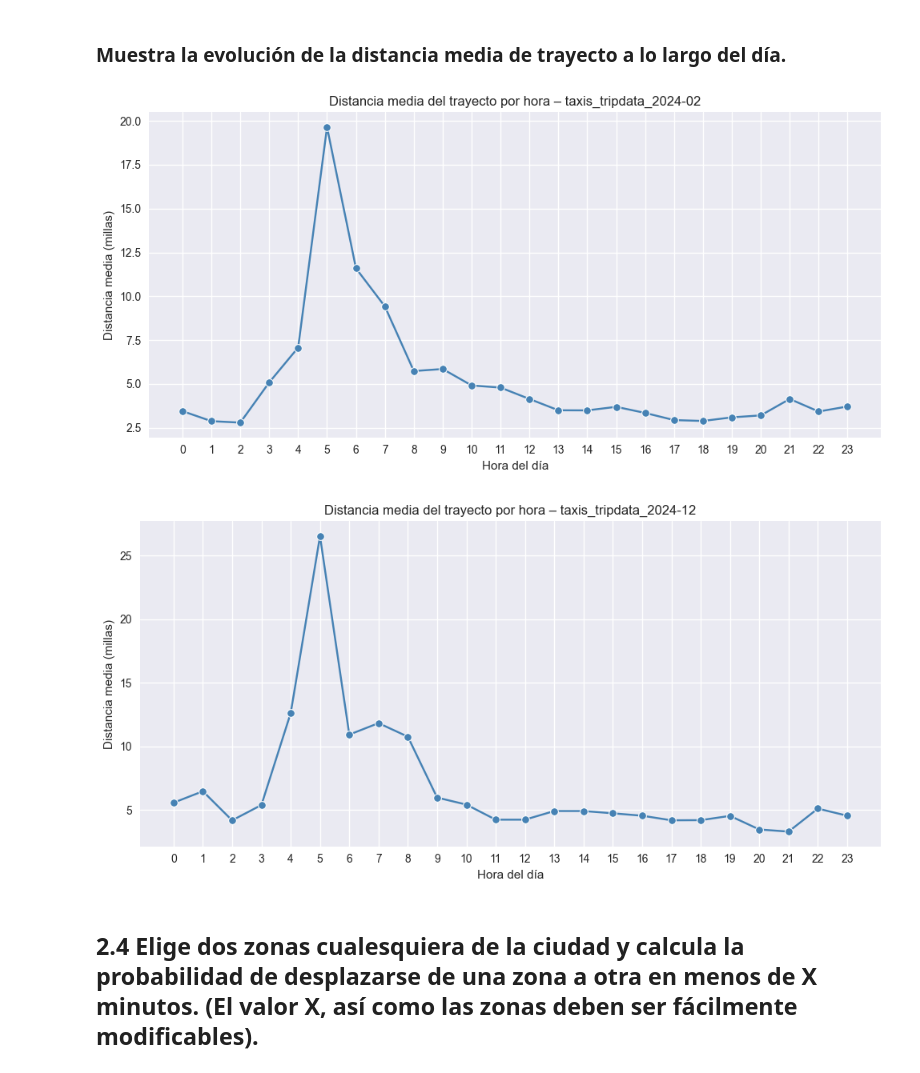
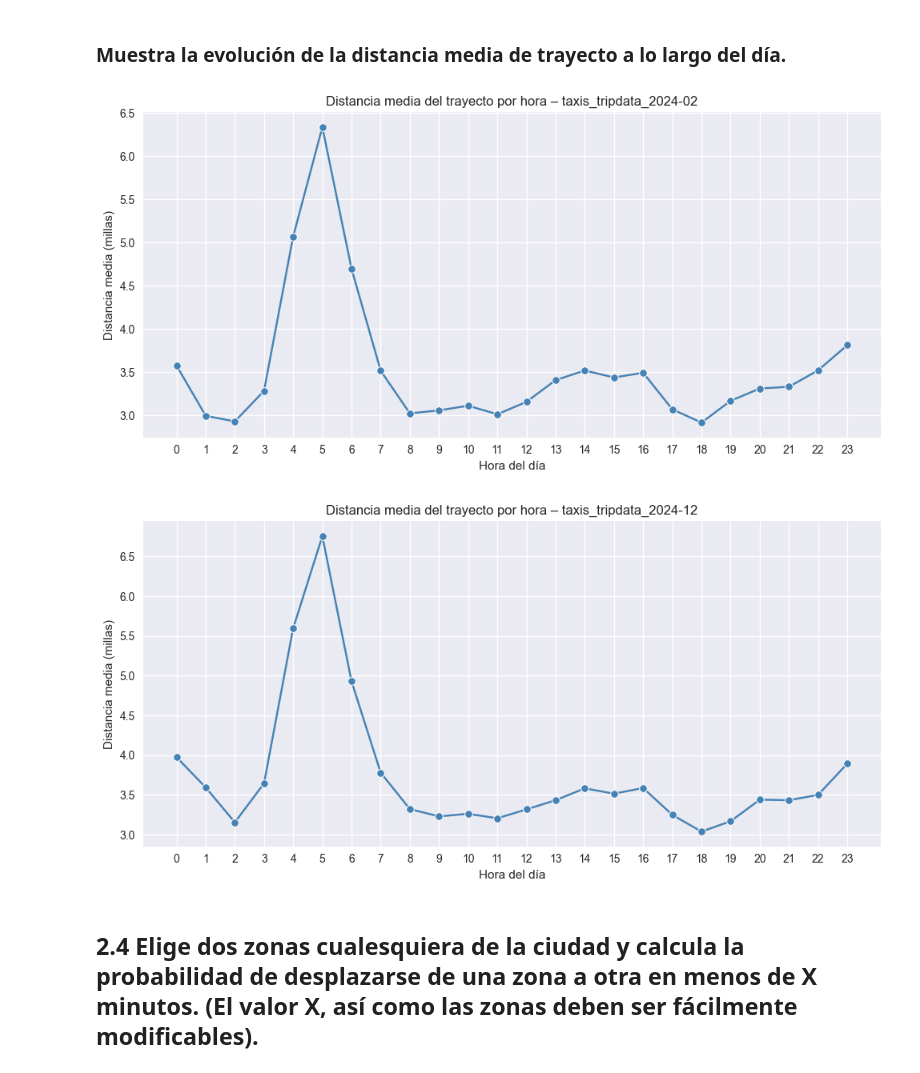
Before and after one commit to renerubio/NYC-TAXI, a Jupyter notebook: NYC_Taxi.ipynb, the cells around one changed output. Cells and saved outputs as stored; diff of their text form; code cells hidden in the pictures.

```diff
--- a/NYC_Taxi.ipynb
+++ b/NYC_Taxi.ipynb
@@ -146,7 +144,7 @@ original_datasets = {
     "green_tripdata_2024-02": green_df_2024_02, # type: ignore
     "yellow_tripdata_2024-12": yellow_df_2024_12, # type: ignore
     "green_tripdata_2024-12": green_df_2024_12, # type: ignore
-    "yellow_tripdata_2009-02": yellow_df_2009_02, # type: ignore // Ejercicio 2.5
+    # "yellow_tripdata_2009-02": yellow_df_2009_02, # type: ignore // Ejercicio 2.5
 }
 
 # Liberar memoria de las variables ya cargadas
@@ -154,7 +152,7 @@ del yellow_df_2024_02 # type: ignore
 del green_df_2024_02 # type: ignore
 del yellow_df_2024_12 # type: ignore
 del green_df_2024_12 # type: ignore
-del yellow_df_2009_02 # type: ignore // Ejercicio 2.5
+# del yellow_df_2009_02 # type: ignore // Ejercicio 2.5
 # %% [markdown]
 ## Análisis de datos
 # %% [markdown]
@@ -759,6 +835,0 @@ unified_datasets = cargar_datasets_parquet("unified_datasets")
-# %%
-# mostrar si datasets originales y limpios tienen datos
-for name, df in unified_datasets.items():
-    print(f"{name}: {df.shape[0]:,} filas, {df.shape[1]} columnas")
-for name, df in cleaned_datasets.items():
-    print(f"{name}: {df.shape[0]:,} filas, {df.shape[1]} columnas")
@@ -1783,36 +1859,36 @@ def plot_distancia_media_por_hora_dict(datasets_dict):
     for nombre, df in datasets_dict.items():
         df = df.copy()
 
         # Verificar columnas necesarias
         if 'pickup_datetime' in df.columns and 'trip_distance' in df.columns:
             df['hora'] = pd.to_datetime(df['pickup_datetime'], errors='coerce').dt.hour
         else:
             print(f"❌ {nombre}: columnas necesarias no encontradas. Se omite.")
             continue
 
         df = df[df['trip_distance'] > 0]
         if df.empty:
             print(f"⚠️ {nombre}: sin datos válidos para calcular distancia.")
             continue
 
         media_por_hora = df.groupby('hora')['trip_distance'].mean()
 
         # Plot
         plt.figure(figsize=(10, 5))
         sns.lineplot(x=media_por_hora.index, y=media_por_hora.values, marker="o", color="steelblue")
         plt.title(f"Distancia media del trayecto por hora – {nombre}")
         plt.xlabel("Hora del día")
         plt.ylabel("Distancia media (millas)")
         plt.xticks(range(0, 24))
         plt.grid(True)
         plt.tight_layout()
         plt.show()
 
 # Generar gráficos de distancia media por hora para los datasets limpios
-plot_distancia_media_por_hora_dict(cleaned_added_datasets)
+plot_distancia_media_por_hora_dict(cleaned_datasets)
 # %% [output]
-[figure, old version]
+[figure, new version]
-[figure, old version]
+[figure, new version]
 # %% [markdown]
 ## 2.4	Elige dos zonas cualesquiera de la ciudad y calcula la probabilidad de desplazarse de una zona a otra en menos de X minutos. (El valor X, así como las zonas deben ser fácilmente modificables).
 # %%
```
Also changed, not shown: parts of 40 cells of this notebook.
